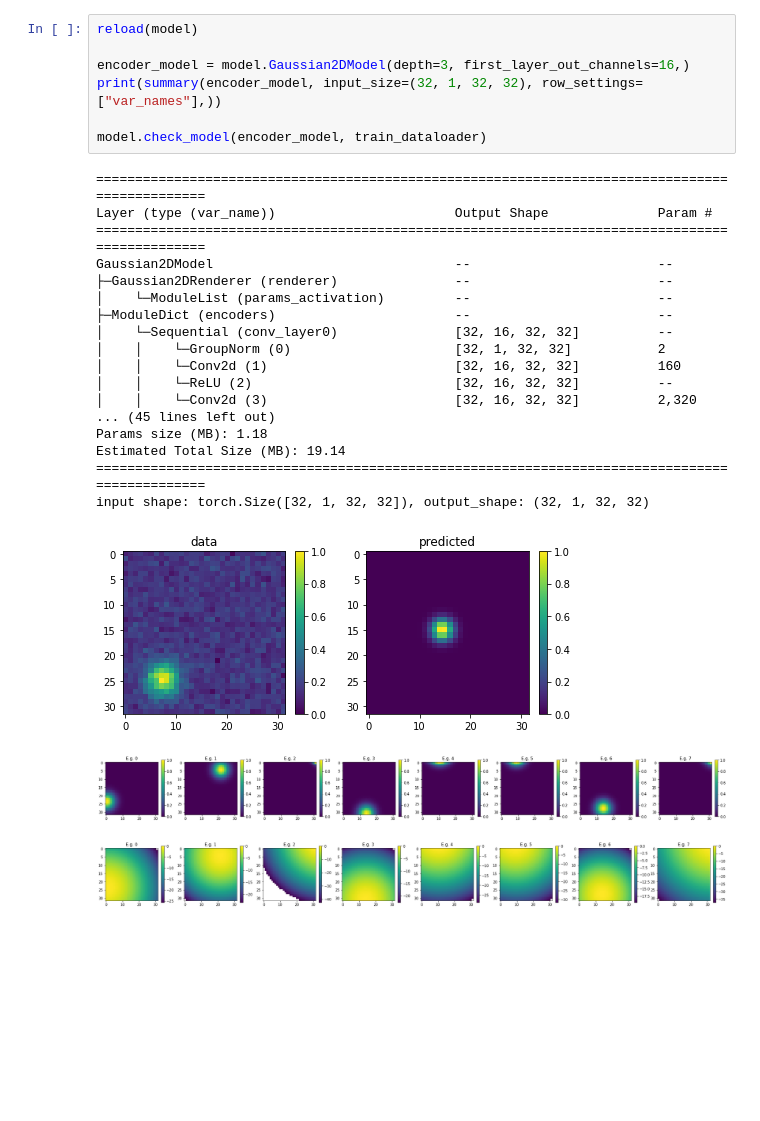
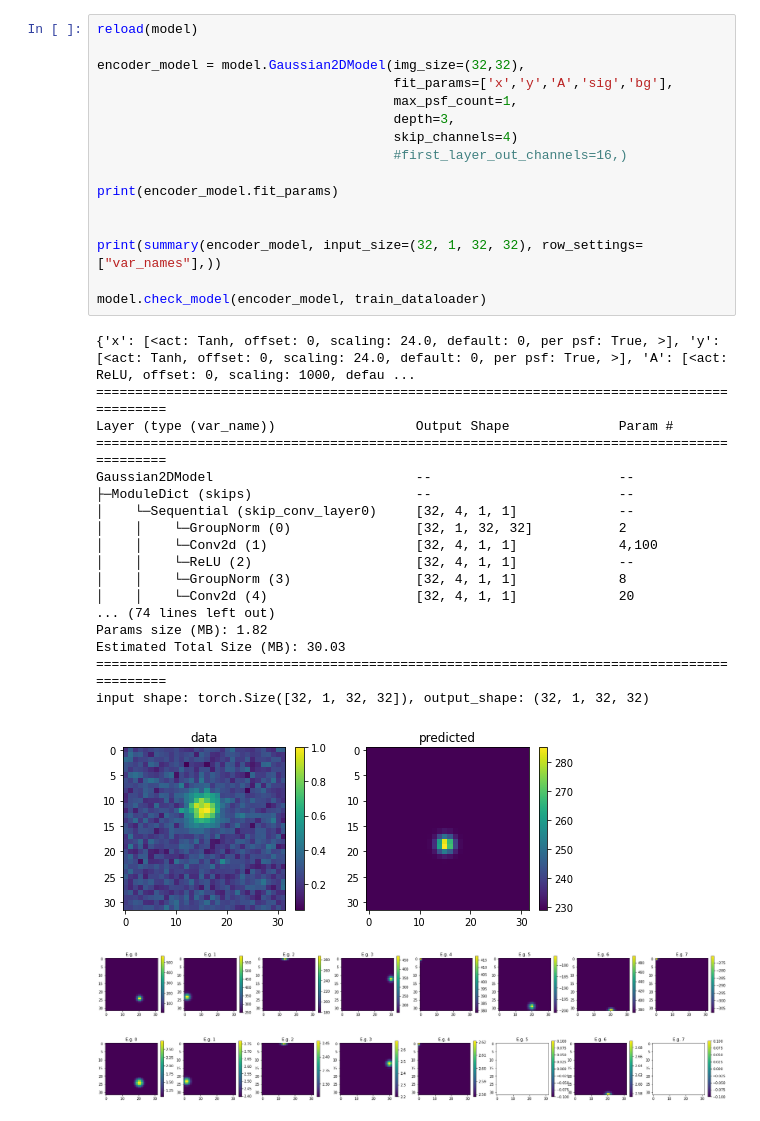
Before and after one commit to kkhchung/smlm-dl, a Jupyter notebook: smlm_dl/model_tests.ipynb, the cells around one changed output. Drawn from its saved outputs; the diff is of its cells as text; blank space fills up the shorter version.

```diff
--- a/smlm_dl/model_tests.ipynb
+++ b/smlm_dl/model_tests.ipynb
@@ -40,28 +54,37 @@ input shape: torch.Size([32, 1, 32, 32]), output_shape: (32, 2, 1, 1)
 # %%
 reload(model)
 
-encoder_model = model.Gaussian2DModel(depth=3, first_layer_out_channels=16,)
+encoder_model = model.Gaussian2DModel(img_size=(32,32),
+                                      fit_params=['x','y','A','sig','bg'],
+                                      max_psf_count=1,
+                                      depth=3,
+                                      skip_channels=4)
+                                      #first_layer_out_channels=16,)
+
+print(encoder_model.fit_params)
+
+
 print(summary(encoder_model, input_size=(32, 1, 32, 32), row_settings=["var_names"],))
 
 model.check_model(encoder_model, train_dataloader)
 # %% [output]
-===============================================================================================
-Layer (type (var_name))                       Output Shape              Param #
-===============================================================================================
-Gaussian2DModel                               --                        --
-├─Gaussian2DRenderer (renderer)               --                        --
-│    └─ModuleList (params_activation)         --                        --
-├─ModuleDict (encoders)                       --                        --
-│    └─Sequential (conv_layer0)               [32, 16, 32, 32]          --
-│    │    └─GroupNorm (0)                     [32, 1, 32, 32]           2
-│    │    └─Conv2d (1)                        [32, 16, 32, 32]          160
-│    │    └─ReLU (2)                          [32, 16, 32, 32]          --
-│    │    └─Conv2d (3)                        [32, 16, 32, 32]          2,320
-... (45 lines left out)
-Params size (MB): 1.18
-Estimated Total Size (MB): 19.14
-===============================================================================================
+{'x': [<act: Tanh, offset: 0, scaling: 24.0, default: 0, per psf: True, >], 'y': [<act: Tanh, offset: 0, scaling: 24.0, default: 0, per psf: True, >], 'A': [<act: ReLU, offset: 0, scaling: 1000, defau ...
+==========================================================================================
+Layer (type (var_name))                  Output Shape              Param #
+==========================================================================================
+Gaussian2DModel                          --                        --
+├─ModuleDict (skips)                     --                        --
+│    └─Sequential (skip_conv_layer0)     [32, 4, 1, 1]             --
+│    │    └─GroupNorm (0)                [32, 1, 32, 32]           2
+│    │    └─Conv2d (1)                   [32, 4, 1, 1]             4,100
+│    │    └─ReLU (2)                     [32, 4, 1, 1]             --
+│    │    └─GroupNorm (3)                [32, 4, 1, 1]             8
+│    │    └─Conv2d (4)                   [32, 4, 1, 1]             20
+... (74 lines left out)
+Params size (MB): 1.82
+Estimated Total Size (MB): 30.03
+==========================================================================================
 input shape: torch.Size([32, 1, 32, 32]), output_shape: (32, 1, 32, 32)
-[figure, old version]
+[figure, new version]
-[figure, old version]
+[figure, new version]
-[figure, old version]
+[figure, new version]
```
Also changed, not shown: parts of 13 cells of this notebook, 2 other files.
